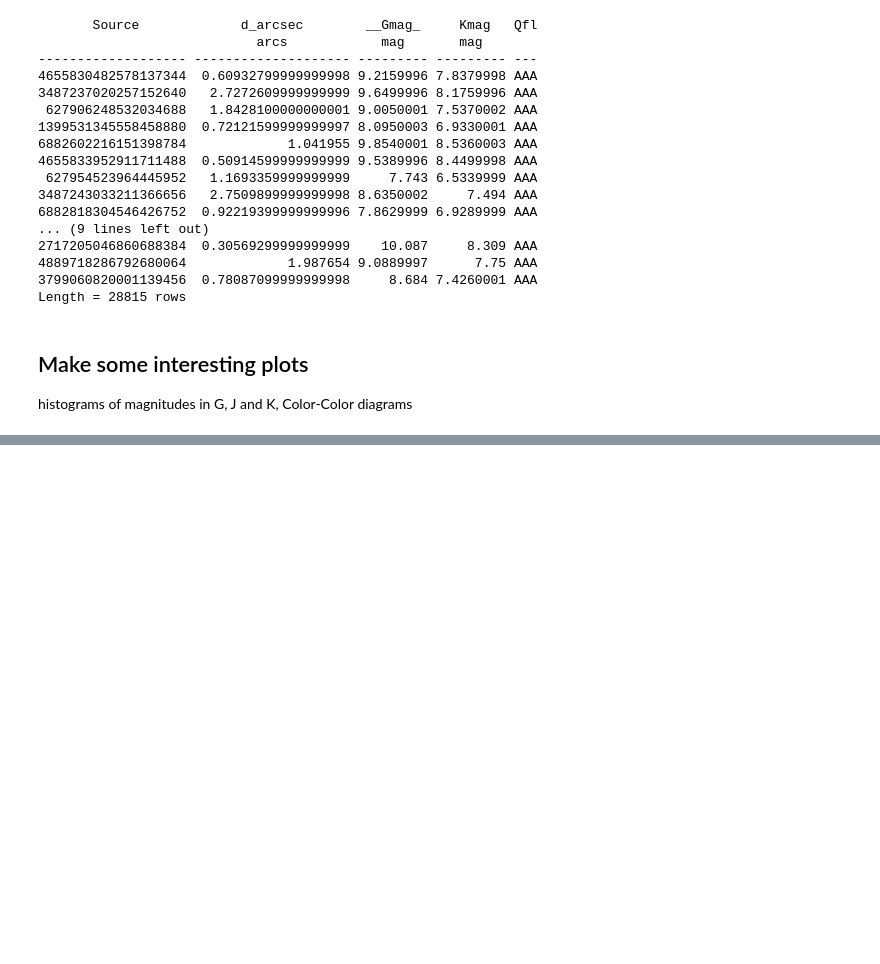
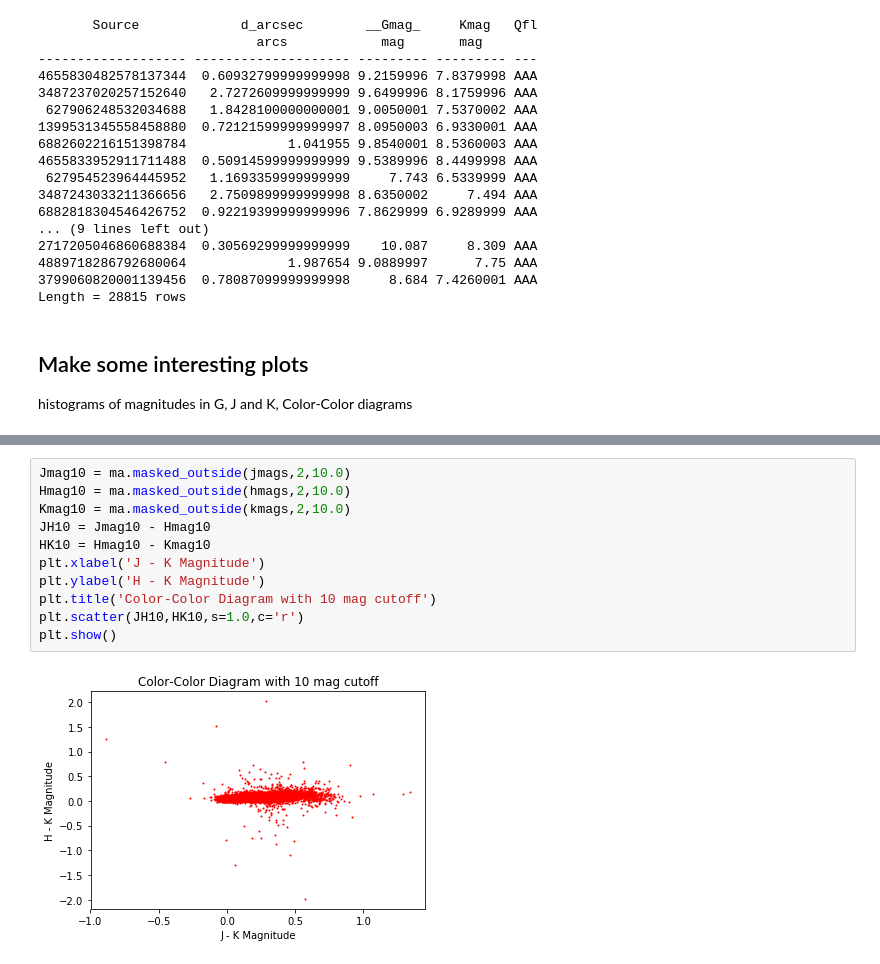
Before and after one commit to leemundy/GAIA, a Jupyter notebook: Work-Areas/lgm/notebooks/lgm-TgasxWright-2mass.ipynb, the cells around one changed output, grey strips where cells are left out. Cells and saved outputs as stored; diff of their text form; blank space fills up the shorter version.

```diff
--- a/Work-Areas/lgm/notebooks/lgm-TgasxWright-2mass.ipynb
+++ b/Work-Areas/lgm/notebooks/lgm-TgasxWright-2mass.ipynb
@@ -190,0 +149,13 @@ The histogram of absolute G-band magnitudes peaks around 4th mag. Is that consis
+# %%
+Jmag10 = ma.masked_outside(jmags,2,10.0)
+Hmag10 = ma.masked_outside(hmags,2,10.0)
+Kmag10 = ma.masked_outside(kmags,2,10.0)
+JH10 = Jmag10 - Hmag10
+HK10 = Hmag10 - Kmag10
+plt.xlabel('J - K Magnitude')
+plt.ylabel('H - K Magnitude')
+plt.title('Color-Color Diagram with 10 mag cutoff')
+plt.scatter(JH10,HK10,s=1.0,c='r')
+plt.show()
+# %% [output]
+[figure, added]
```
Also changed, not shown: parts of 12 cells of this notebook.
